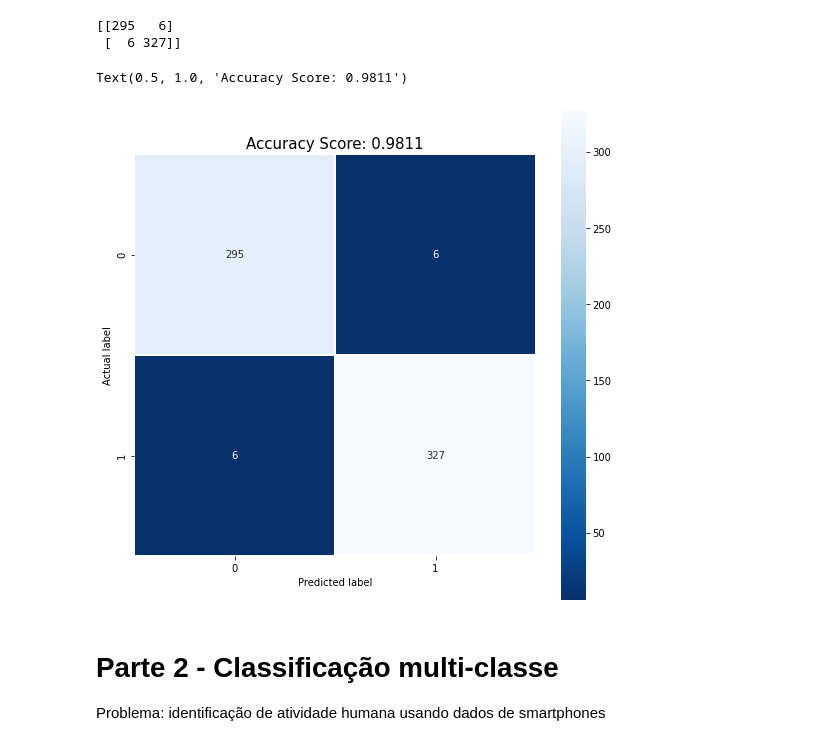
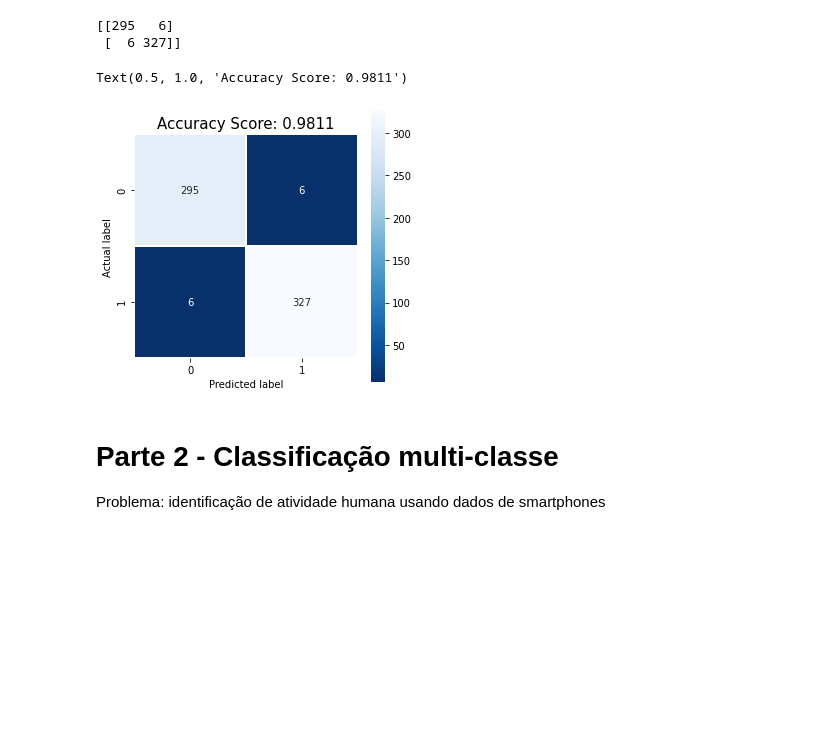
Before and after one commit to arlindots/maclea, a Jupyter notebook: efcdois.ipynb, the cells around one changed output. Drawn from its saved outputs; the diff is of its cells as text; code cells hidden in the pictures; blank space fills up the shorter version.

```diff
--- a/efcdois.ipynb
+++ b/efcdois.ipynb
@@ -56,6 +45,3 @@ for i in range(0,len(Xtrain[0,:])):
-# %%
-Xtrain = Xtrain_norm
-Xtest= Xtest_norm
 # %%
 Xtrainpd = pd.DataFrame(Xtrain)
 fig, ax = plt.subplots(figsize=(30,20))
@@ -160,15 +127,15 @@ print(cmatrix1)
 [[295   6]
  [  6 327]]
 # %%
-plt.figure(figsize=(9,9))
+plt.figure(figsize=(5,5))
 sns.heatmap(cmatrix1, annot=True, fmt=".0f", linewidths=.5, square = True, cmap = 'Blues_r');
 plt.ylabel('Actual label');
 plt.xlabel('Predicted label');
 all_sample_title = 'Accuracy Score: {:.4f}'.format(accuracy_score(ytest,ypred))
 plt.title(all_sample_title, size = 15)
 # %% [output]
 Text(0.5, 1.0, 'Accuracy Score: 0.9811')
-[figure, old version]
+[figure, new version]
 # %% [markdown]
 # Parte 2 - Classificação multi-classe
 
```
Also changed, not shown: parts of 14 cells of this notebook.
